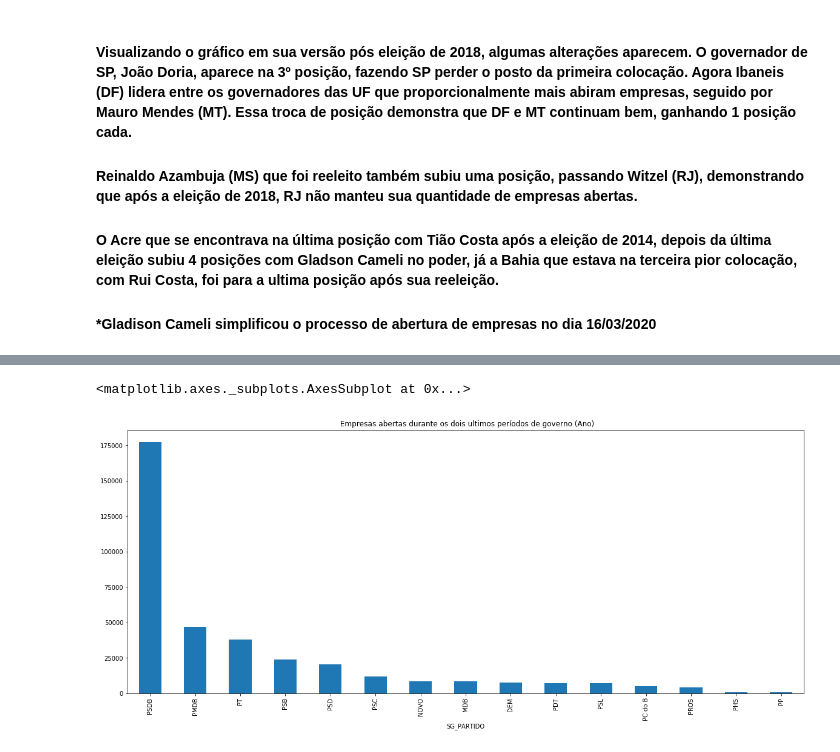
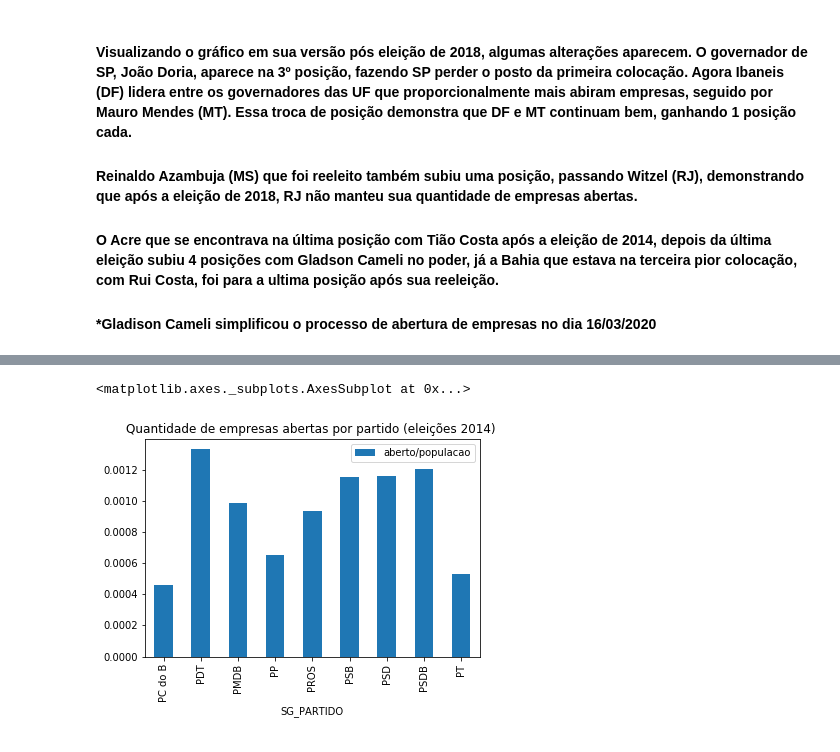
Before and after one commit to gizattos/analise_empresas_politicos, a Jupyter notebook: trabalhofinal.ipynb, the cells around one changed output, grey strips where cells are left out. Cells and saved outputs as stored; diff of their text form; code cells hidden in the pictures.

```diff
--- a/trabalhofinal.ipynb
+++ b/trabalhofinal.ipynb
@@ -173,0 +180,3 @@ df_cnpj_full[df_cnpj_full["SG_UF"].isna()]
+# %%
+indexNames = df_cnpj_full[ df_cnpj_full['uf'] == 'EX' ].index
+df_cnpj_full.drop(indexNames , inplace=True)
@@ -275,7 +291,6 @@ plt.ticklabel_format(style='plain', axis='y')
-# %%
-df_cnpj_full["SG_PARTIDO"].groupby(df_cnpj_full["SG_PARTIDO"]).agg('count').nlargest(100).plot(kind="bar",
-                                                                                   figsize = (20,8),
-                                                                                   title = " Empresas abertas durante os dois ultimos períodos de governo (Ano)")
-# %% [output]
-<matplotlib.axes._subplots.AxesSubplot at 0x...>
-[figure, removed]
+# %%
+## partidos
+governadorUfPopulacao2014[['SG_PARTIDO','aberto/populacao']].groupby(["SG_PARTIDO"]).agg('mean').plot(kind='bar', title='Quantidade de empresas abertas por partido (eleições 2014) ')
+# %% [output]
+<matplotlib.axes._subplots.AxesSubplot at 0x...>
+[figure, added]
```
Also changed, not shown: parts of 16 cells of this notebook.
